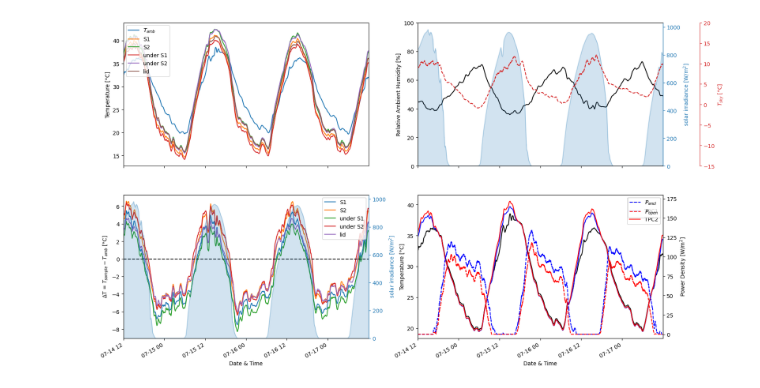
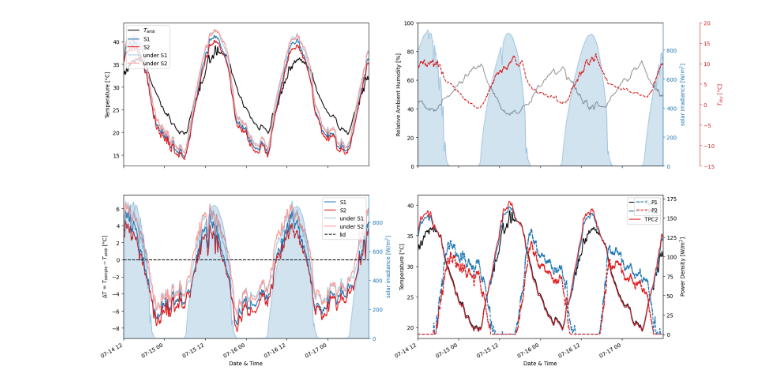
Before and after one commit to GiuseppeELio/FRESCO-Board, a Jupyter notebook: analysis.ipynb, the cells around one changed output. Saved outputs shown, nothing was run; the diff lists cells and outputs as text; code cells hidden in the pictures.

```diff
--- a/analysis.ipynb
+++ b/analysis.ipynb
@@ -69,6 +74,14 @@ df.describe()
 | 75% | 34.200000 | 61.500000 | 36.700000 | 59.100000 | 35.000000 | 56.200000 | 35.790000 | 35.110000 | 37.160000 | 37.730000 | 36.010000 | ... |
 | max | 39.500000 | 74.000000 | 41.700000 | 75.700000 | 39.200000 | 74.300000 | 41.810000 | 40.580000 | 42.940000 | 43.570000 | 41.440000 | ... |
 # %%
-rw = '0.5H'
+# Apply some rolling average for better readability
+
+rw = '15min'
 dfroll = df.rolling(window=rw).mean()
 pd.set_option('plotting.backend', 'matplotlib')
+
+dfroll['ΔT1'] = dfroll['TS1'] - dfroll['TA1']
+dfroll['ΔT2'] = dfroll['TS2'] - dfroll['TA1']
+dfroll['ΔT3'] = dfroll['TS3'] - dfroll['TA1']
+dfroll['ΔT4'] = dfroll['TS4'] - dfroll['TA1']
+dfroll['ΔTbx'] = dfroll['Tbx'] - dfroll['TA1']
@@ -81,63 +88,85 @@ dfroll['ΔTbx'] = dfroll['Tbx'] - dfroll['TA1']
 # %%
-import matplotlib.pyplot as plt
+# Define color palette
+drkbl = '#1F78B4'
+lgtbl = '#A6CEE3'
+drkrd = '#E31A1C'
+lgtrd = '#FB9A99'
+drkgr = '#33A02C'
+lgtgr = "#B2DF8A"
 
-# If needed you can adjust some value such as the irradiance if you system results not well alligned with a weather station
-dfroll['Irm'] = dfroll['Ir'] * 1.05
+# Assuming that you have connected TS1 and TS2 to samples 1 and 2 and TS3 and TS4 below samples 1 and 2
+colors = {
+    'TA1': 'black',               # Ambient temperature
+    'RH': '#999999',              # Ambient humidity (changed from black)
+    'Tbx': drkgr,                 # Lid temperature (distinct green)
+    'TS1': drkbl, 'TS2': drkrd,   # Sample temperatures
+    'ΔT1': drkbl, 'ΔT2': drkrd,
+    'PD1': drkbl, 'PD2': drkrd,   # Power densities
+    'TS3': lgtbl, 'TS4': lgtrd,   # Temperature under the samples
+    'ΔT3': lgtbl, 'ΔT4': lgtrd,
+    'ΔTbx': drkgr,                # Lid temperature difference
+}
+
 
 fig, axarr = plt.subplots(nrows=2, ncols=2, sharex=True, figsize=(18,12))
-#First Plot
-dfroll.plot(ax=axarr[0, 0], y=['TA1', 'TS1','TS3', 'TS2', 'TS4','Tbx' ])
-axarr[0, 0].legend(['$T_{amb}$','S1','S2','under S1','under S2','lid'], loc='upper left')
+# Temperature (skip Tbx for better readability)
+dfroll.plot(ax=axarr[0, 0], y=['TA1', 'TS1', 'TS2', 'TS3', 'TS4'],
+            color=[colors[key] for key in ['TA1', 'TS1', 'TS2', 'TS3', 'TS4']])
+axarr[0, 0].legend(['$T_{amb}$','S1','S2','under S1','under S2'], loc='upper left')
 axarr[0, 0].set_ylabel('Temperature [°C]')
 axarr[0, 0].autoscale(enable=True, axis='x', tight=True)
 
-#Second Plot
+# Irradiance, Sky temperature and Relative humidity
 ax_irr = axarr[0, 1].twinx()
-dfroll.plot(ax=axarr[0, 1], y=['H1'], ylim=(0, 100), legend=False, color=['black'])
+dfroll.plot(ax=axarr[0, 1], y=['H1'], ylim=(0, 100),
+            legend=False, color=colors['RH'])
 axarr[1, 1].set_xlabel('Date & Time')
 
-dfroll.plot.area(ax=ax_irr, y='Irm', alpha=0.2, legend=False)
+dfroll.plot.area(ax=ax_irr, y='Ir', alpha=0.2, legend=False)
 ax_irr.set_ylabel('solar irradiance [W/m$^2$]', color='#1f77b4')
 ax_irr.spines['right'].set_color('#1f77b4')
 ax_irr.tick_params(axis='y', colors='#1f77b4')
 axarr[0, 1].set_ylabel('Temperature [°C]')
 axarr[0, 1].set_ylabel('Relative Ambient Humidity [%]')
 axarr[0, 1].autoscale(enable=True, axis='x', tight=True)
 
 ax_sky = axarr[0, 1].twinx()
-dfroll.plot(ax=ax_sky, y='TSIR', ylim=(-15, 20), color='#d62728', legend=False, linestyle='--')
+dfroll.plot(ax=ax_sky, y='TSIR', ylim=(-15, 20),
+            color='#d62728', legend=False, linestyle='--')
 ax_sky.set_ylabel('$T_{sky}$ [°C]', color='#d62728')
 ax_sky.spines['right'].set_color('#d62728')
 ax_sky.spines['right'].set_position(("axes", 1.15))
 ax_sky.tick_params(axis='y', colors='#d62728')
 
-#Third Plot
+# Temperature difference with ambient temperature
 ax_dif = axarr[1, 0].twinx()
-dfroll.plot(ax=axarr[1, 0], y=['ΔT1','ΔT3','ΔT2','ΔT4','ΔTbx'])
-dfroll.plot.area(ax=ax_dif, y='Irm', alpha=0.2, legend=False)
+dfroll.plot(ax=axarr[1, 0], y=['ΔT1', 'ΔT2', 'ΔT3', 'ΔT4'],
+            color=[colors[key] for key in ['ΔT1', 'ΔT2', 'ΔT3', 'ΔT4']])
+dfroll.plot.area(ax=ax_dif, y='Ir', alpha=0.2, legend=False)
 axarr[1, 0].axhline(0, ls='--', c='k')
 axarr[1, 0].set_ylabel('ΔT = $T_{sample} - T_{amb}$ [°C]')
 ax_dif.set_ylabel('solar irradiance [W/m$^2$]', color='#1f77b4')
 axarr[1, 0].set_xlabel('Date & Time')
 axarr[1, 0].legend(['S1','S2','under S1','under S2','lid'], loc='upper right')
 ax_dif.spines['right'].set_color('#1f77b4')
 ax_dif.tick_params(axis='y', colors='#1f77b4')
 axarr[1, 0].autoscale(enable=True, axis='x', tight=True)
 
-#Fourth Plot
-dfroll.plot(ax=axarr[1, 1], y=['TA1', 'TPC1', 'TPC2'], color=['black', 'blue', 'red', 'green'])
+# Cooling power densities
+dfroll.plot(ax=axarr[1, 1], y=['TA1', 'TPC1', 'TPC2'],
+            color=['black', colors['TS1'], colors['TS2']])
 axarr[1, 1].set_ylabel('Temperature [°C]')
 
 ax_pow = axarr[1, 1].twinx()
-dfroll.plot(ax=ax_pow, y=['PD1', 'PD2'], color=['blue', 'red'], linestyle='--')
+dfroll.plot(ax=ax_pow, y=['PD1', 'PD2'],
+            color=[colors['PD1'], colors['PD2']], linestyle='--')
 plt.ylim(-5, 180)
-#axarr[1, 1].legend(['Pow 3M', 'Pow CS'])
 axarr[1, 1].set_xlabel('Date & Time')
 ax_pow.set_ylabel('Power Density [W/m$^2$]')
 
 axarr[1, 1].legend(['$T_{amb}$', 'TPC1', 'TPC2'])
-ax_pow.legend(['$P_{encl}$', '$P_{open}$'])
+ax_pow.legend(['P1', 'P2'])
 axarr[1, 1].autoscale(enable=True, axis='x', tight=True)
 # %% [output]
-[figure, old version]
+[figure, new version]
 # %%
```
Also changed, not shown: parts of 10 cells of this notebook.
